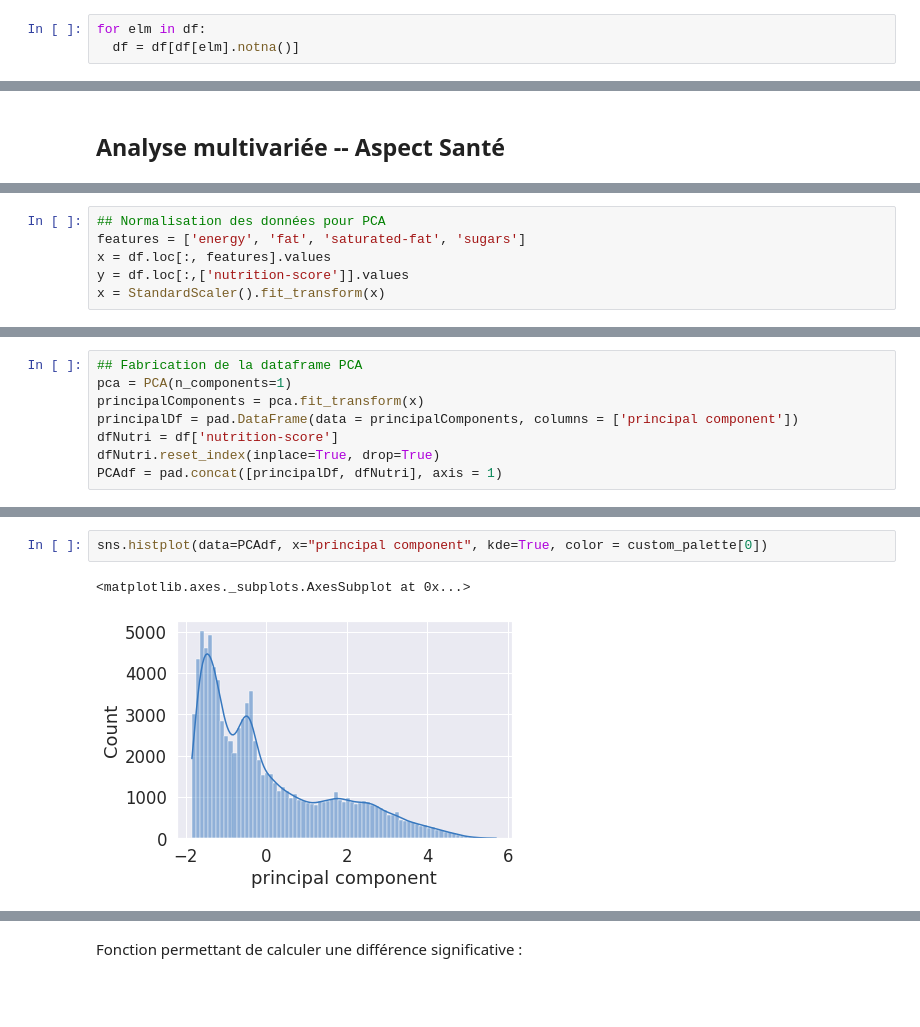
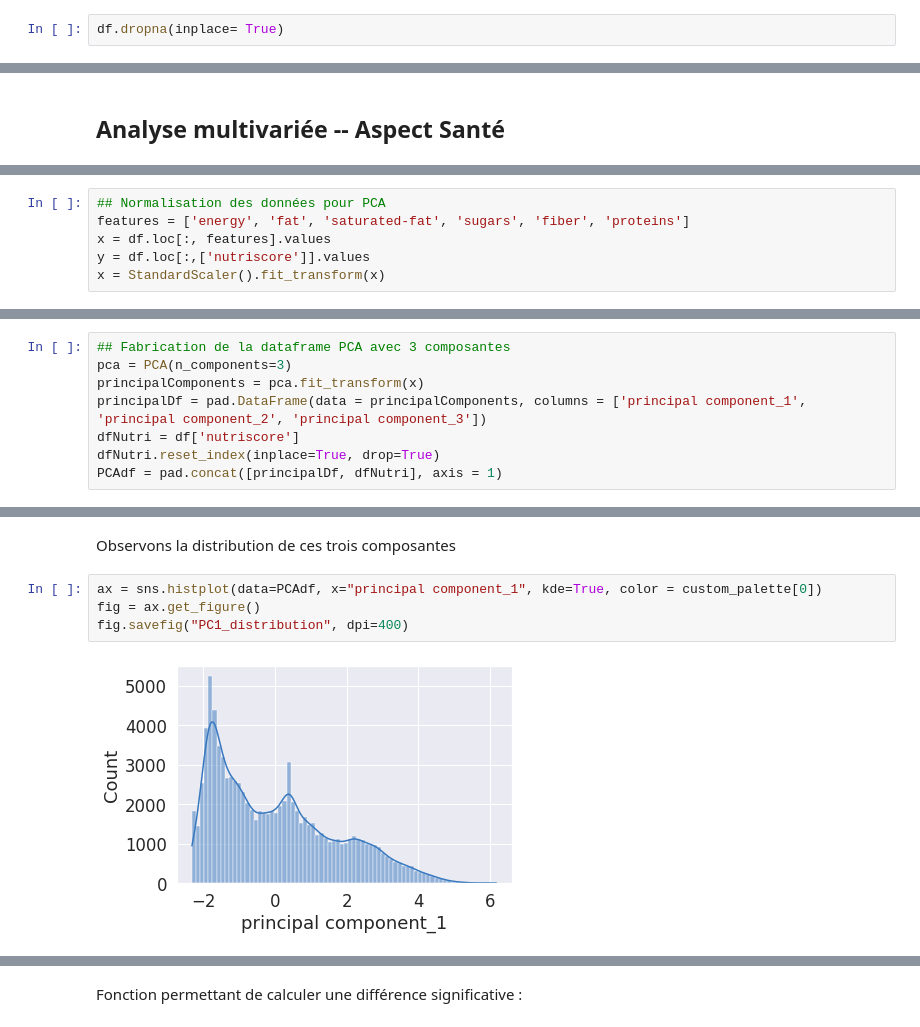
Before and after one commit to AurelienCD/Formation_OCR_Ing_Machine_Learning, a Jupyter notebook: PSanté_02_notebookexploration.ipynb, the cells around one changed output, grey strips where cells are left out. Cells and saved outputs as stored; diff of their text form; blank space fills up the shorter version.

```diff
--- a/PSanté_02_notebookexploration.ipynb
+++ b/PSanté_02_notebookexploration.ipynb
@@ -214,6 +219,5 @@ pie.savefig("Food_origin_circ_diag.png")
 # Analyse mulitvariées de chaques variables
 # %% [markdown]
 Etant donnée que l'on veut comparer les données des variables entre elles (données appariées) on supprimer les lignes qui ont des NaN :
-# %%
-for elm in df:
-  df = df[df[elm].notna()]
+# %%
+df.dropna(inplace= True)
@@ -339,6 +331,6 @@ Les variables "energy , fat, saturated-fat et sugars" sont similaires, une PCA p
 # %%
 ## Normalisation des données pour PCA
-features = ['energy', 'fat', 'saturated-fat', 'sugars']
+features = ['energy', 'fat', 'saturated-fat', 'sugars', 'fiber', 'proteins']
 x = df.loc[:, features].values
-y = df.loc[:,['nutrition-score']].values
+y = df.loc[:,['nutriscore']].values
 x = StandardScaler().fit_transform(x)
@@ -345,8 +366,8 @@ x = StandardScaler().fit_transform(x)
 # %%
-## Fabrication de la dataframe PCA
-pca = PCA(n_components=1)
+## Fabrication de la dataframe PCA avec 3 composantes
+pca = PCA(n_components=3)
 principalComponents = pca.fit_transform(x)
-principalDf = pad.DataFrame(data = principalComponents, columns = ['principal component'])
-dfNutri = df['nutrition-score']
+principalDf = pad.DataFrame(data = principalComponents, columns = ['principal component_1', 'principal component_2', 'principal component_3'])
+dfNutri = df['nutriscore']
 dfNutri.reset_index(inplace=True, drop=True)
 PCAdf = pad.concat([principalDf, dfNutri], axis = 1)
@@ -374,5 +403,8 @@ PCAdf.describe()
+# %% [markdown]
+Observons la distribution de ces trois composantes
 # %%
-sns.histplot(data=PCAdf, x="principal component", kde=True, color = custom_palette[0])
+ax = sns.histplot(data=PCAdf, x="principal component_1", kde=True, color = custom_palette[0])
+fig = ax.get_figure()
+fig.savefig("PC1_distribution", dpi=400)
 # %% [output]
-<matplotlib.axes._subplots.AxesSubplot at 0x...>
-[figure, old version]
+[figure, new version]
```
Also changed, not shown: parts of 82 cells of this notebook.
